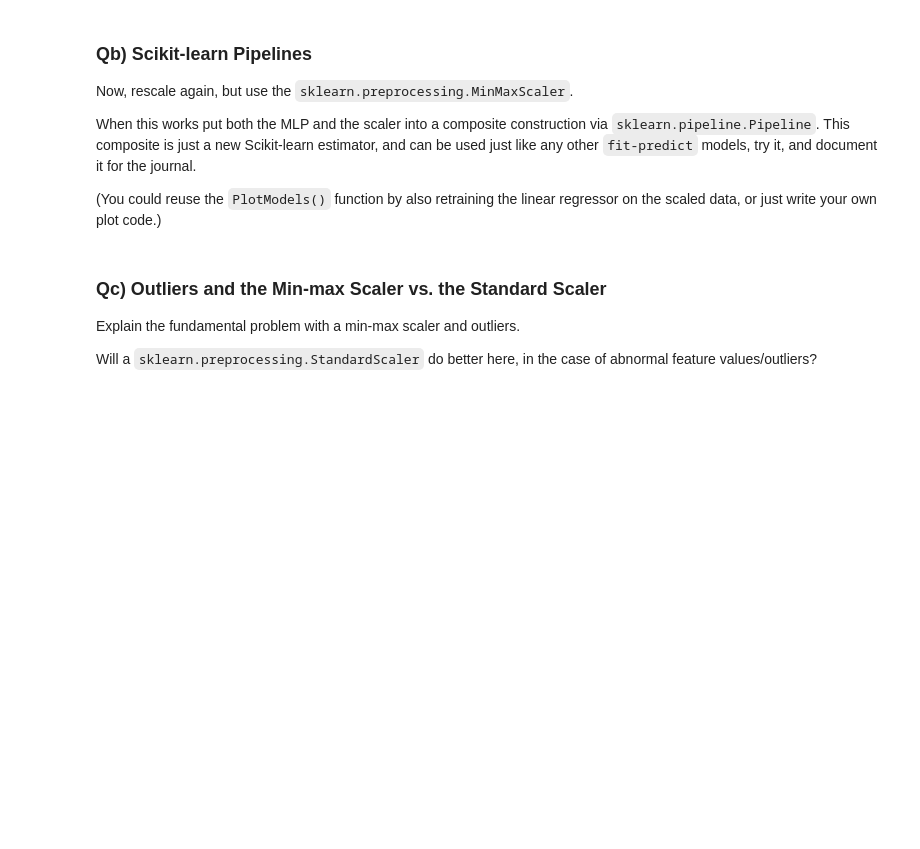
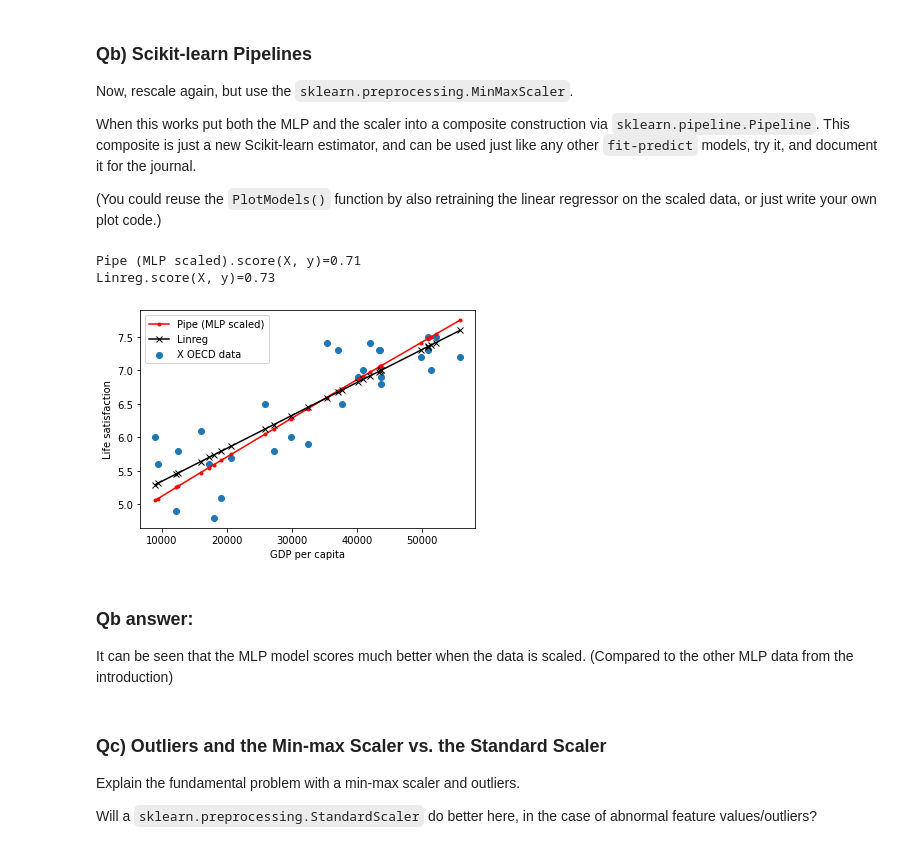
Before and after one commit to mortenhaahr/MAL, a Jupyter notebook: L03/pipeline.ipynb, the cells around one changed output. Saved outputs shown, nothing was run; the diff lists cells and outputs as text; code cells hidden in the pictures; blank space fills up the shorter version.

```diff
--- a/L03/pipeline.ipynb
+++ b/L03/pipeline.ipynb
@@ -109,3 +115,25 @@ assert False, "TODO: rescale X and refit the model(s).."
+# %%
+from sklearn.preprocessing import MinMaxScaler
+from numpy import fabs
+
+def MyMinMaxScaler(v):
+    if isinstance(v, (type(list), type(np.array))):
+        raise TypeError('input must be list or np.array')
+    min = np.min(v)
+    max = np.max(v)
+    v_new = []
+    for item in v:
+        v_new.append((item-min)/(max-min))
+    return v_new
+
+scaler = MinMaxScaler()
+scaler.fit(X)
+sklearn_tmp = scaler.transform(X)
+my_tmp = MyMinMaxScaler(X)
+
+eps = 1E-9
+for i in range(len(X)):
+    assert fabs(my_tmp[i]-sklearn_tmp[i])<eps, f"Diff between my_tmp and sklearn_tmp: my_tmp[{i}]: {my_tmp[i]}, sklearn_tmp[{i}]: {sklearn_tmp[i]}"
 # %% [markdown]
 ### Qb) Scikit-learn Pipelines
 
@@ -120,3 +145,23 @@ assert False, "TODO: put everything into a pipeline.."
+# %%
+from sklearn.pipeline import Pipeline
+
+scaler = MinMaxScaler()
+scaler.fit(X)
+X_scaled = scaler.transform(X)
+pipe = Pipeline([
+    ('scaler', MinMaxScaler()),
+    ('mlp', mlp)
+])
+
+pipe.fit(X,y)
+PlotModels(pipe, linreg, X, y, name_model1="Pipe (MLP scaled)", name_model2="Linreg")
+# %% [output]
+Pipe (MLP scaled).score(X, y)=0.71
+Linreg.score(X, y)=0.73
+[figure, added]
+# %% [markdown]
+### Qb answer:<br>
+It can be seen that the MLP model scores much better when the data is scaled. (Compared to the other MLP data from the introduction)
 # %% [markdown]
 ### Qc) Outliers and the Min-max Scaler vs. the Standard Scaler
 
```
Also changed, not shown: parts of 15 cells of this notebook, 1 other file.
